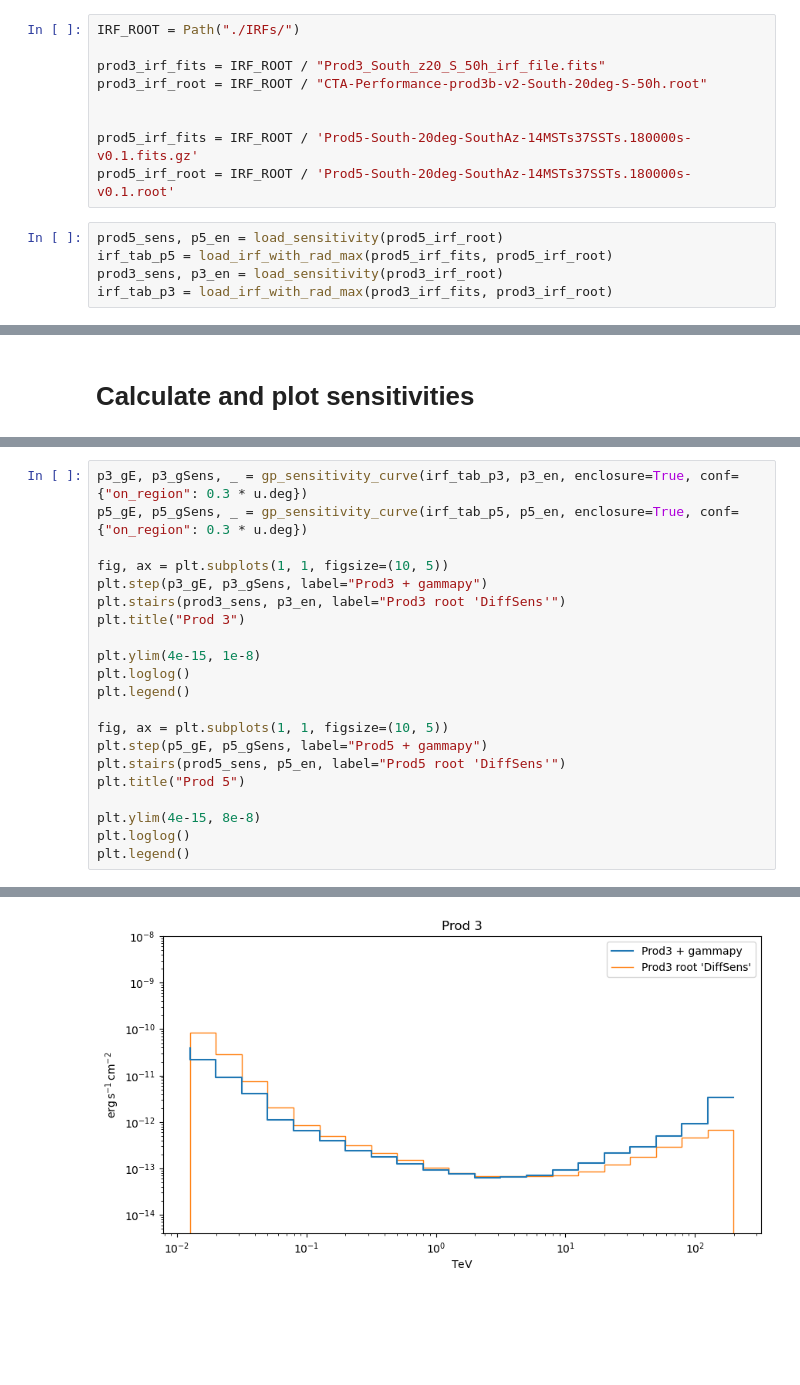
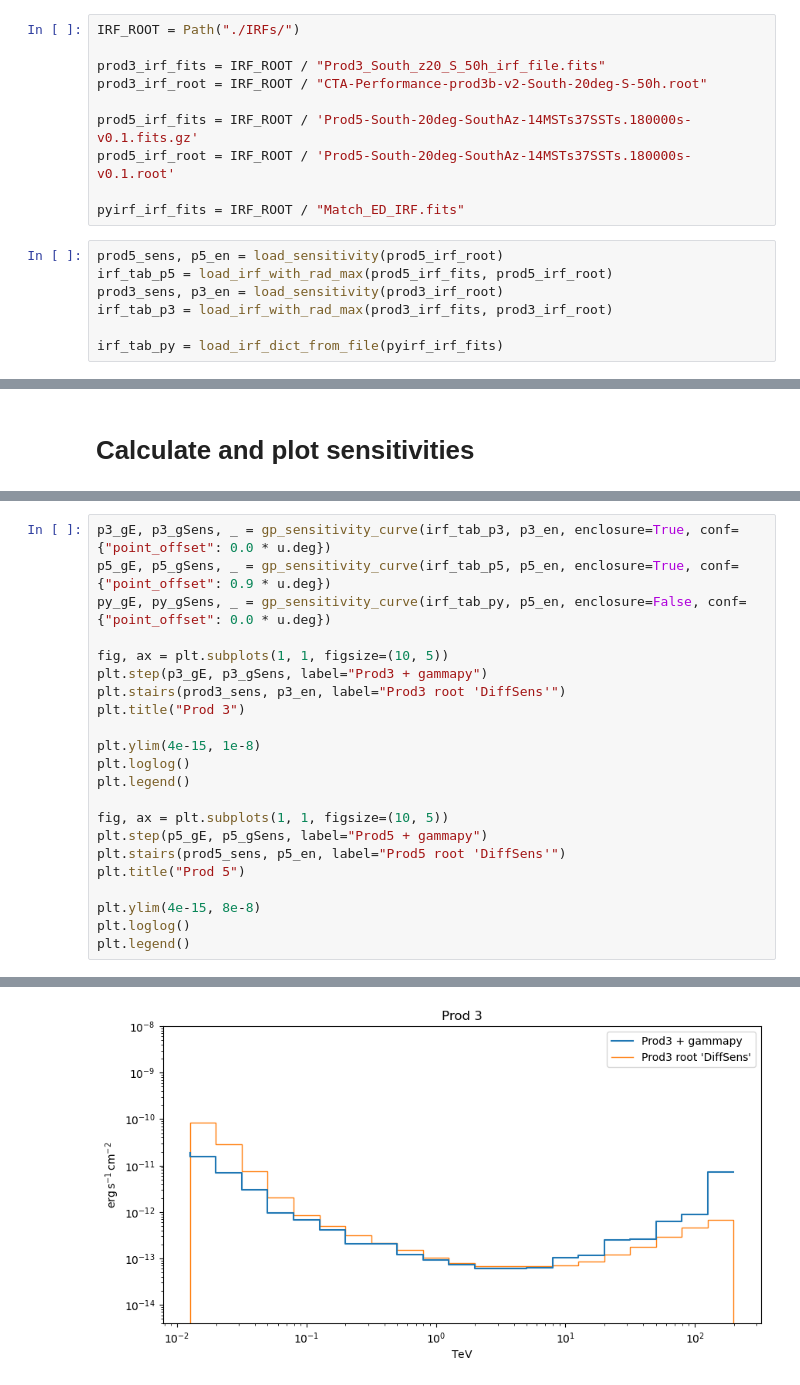
Before and after one commit to Tobychev/GammapySensitivity, a Jupyter notebook: SensitivityFromIRF.ipynb, the cells around one changed output, grey strips where cells are left out. Saved outputs shown, nothing was run; the diff lists cells and outputs as text; blank space fills up the shorter version.

Commit message:
Added Sensitivity using IRFs from tool

```diff
--- a/SensitivityFromIRF.ipynb
+++ b/SensitivityFromIRF.ipynb
@@ -112,14 +112,17 @@ IRF_ROOT = Path("./IRFs/")
 prod3_irf_fits = IRF_ROOT / "Prod3_South_z20_S_50h_irf_file.fits"
 prod3_irf_root = IRF_ROOT / "CTA-Performance-prod3b-v2-South-20deg-S-50h.root"
 
-
 prod5_irf_fits = IRF_ROOT / 'Prod5-South-20deg-SouthAz-14MSTs37SSTs.180000s-v0.1.fits.gz'
 prod5_irf_root = IRF_ROOT / 'Prod5-South-20deg-SouthAz-14MSTs37SSTs.180000s-v0.1.root'
+
+pyirf_irf_fits = IRF_ROOT / "Match_ED_IRF.fits"
 # %%
 prod5_sens, p5_en = load_sensitivity(prod5_irf_root)
 irf_tab_p5 = load_irf_with_rad_max(prod5_irf_fits, prod5_irf_root)
 prod3_sens, p3_en = load_sensitivity(prod3_irf_root)
 irf_tab_p3 = load_irf_with_rad_max(prod3_irf_fits, prod3_irf_root)
+
+irf_tab_py = load_irf_dict_from_file(pyirf_irf_fits)
 # %% [output]
 WARNING: UnitsWarning: '1/(MeV s sr)' did not parse as fits unit: Numeric factor not supported by FITS If this is meant to be a custom unit, define it with 'u.def_unit'. To have it recognized inside a ...
 WARNING:astropy:UnitsWarning: '1/(MeV s sr)' did not parse as fits unit: Numeric factor not supported by FITS If this is meant to be a custom unit, define it with 'u.def_unit'. To have it recognized i ...
@@ -129,6 +148,7 @@ WARNING:gammapy.irf.background:Invalid unit found in background table! Assuming
 # %%
-p3_gE, p3_gSens, _ = gp_sensitivity_curve(irf_tab_p3, p3_en, enclosure=True, conf={"on_region": 0.3 * u.deg})
-p5_gE, p5_gSens, _ = gp_sensitivity_curve(irf_tab_p5, p5_en, enclosure=True, conf={"on_region": 0.3 * u.deg})
+p3_gE, p3_gSens, _ = gp_sensitivity_curve(irf_tab_p3, p3_en, enclosure=True, conf={"point_offset": 0.0 * u.deg})
+p5_gE, p5_gSens, _ = gp_sensitivity_curve(irf_tab_p5, p5_en, enclosure=True, conf={"point_offset": 0.9 * u.deg})
+py_gE, py_gSens, _ = gp_sensitivity_curve(irf_tab_py, p5_en, enclosure=False, conf={"point_offset": 0.0 * u.deg})
 
 fig, ax = plt.subplots(1, 1, figsize=(10, 5))
 plt.step(p3_gE, p3_gSens, label="Prod3 + gammapy")
@@ -153,2 +174,2 @@ WARNING:root:Table column name energy will be deprecated by e_ref since v1.2
 <matplotlib.legend.Legend at 0x...>
-[figure, old version]
+[figure, new version]
```
Also changed, not shown: parts of 5 cells of this notebook, 1 other file.
